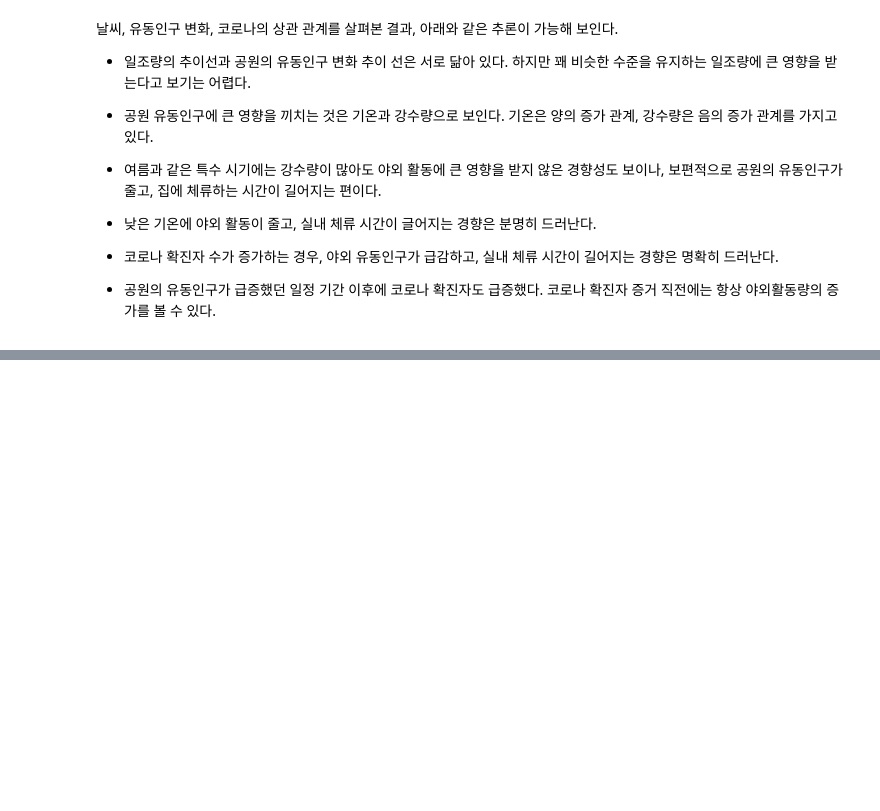
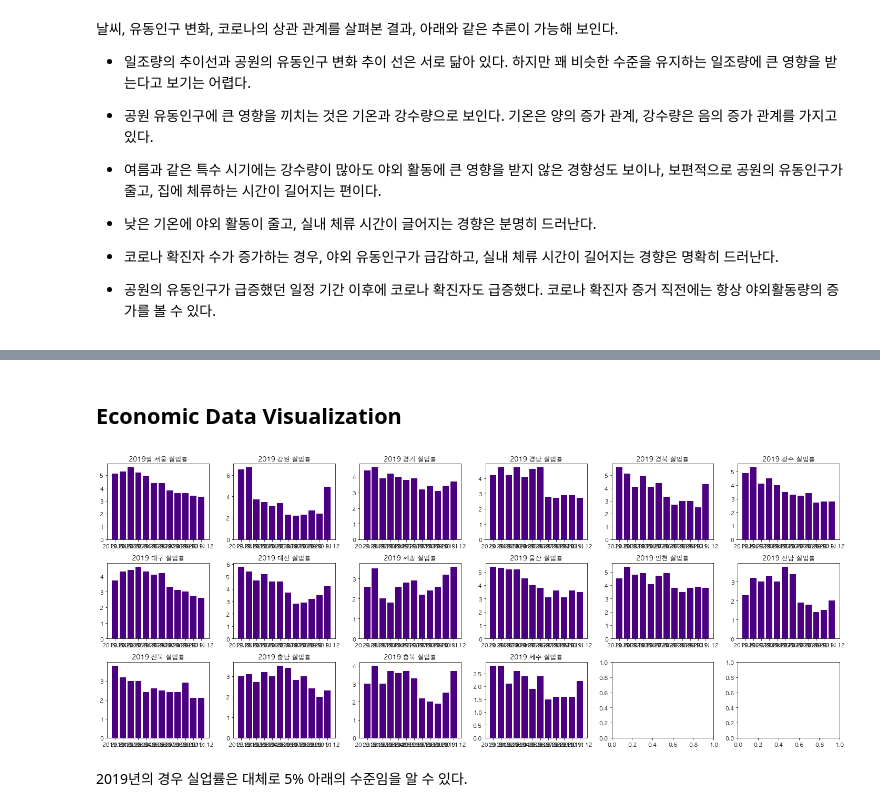
Before and after one commit to wonkwonlee/covid-data-analysis, a Jupyter notebook: covid19-EDA.ipynb, the cells around one changed output, grey strips where cells are left out. Saved outputs shown, nothing was run; the diff lists cells and outputs as text; code cells hidden in the pictures; blank space fills up the shorter version.

Commit message:
Finish covid19-EDA.ipynb
Finish covid19-EDA project.
Data visualization outputs are stored in output directory.
Add Data analysis PDF file.

```diff
--- a/covid19-EDA.ipynb
+++ b/covid19-EDA.ipynb
@@ -571,0 +683,62 @@ plt.show()
+# %%
+# 2019
+서울ps = 서울data.loc[서울data['시점'].str.contains('2019')]
+강원ps = 강원data.loc[강원data['시점'].str.contains('2019')]
+경기ps = 경기data.loc[경기data['시점'].str.contains('2019')]
+경남ps = 경남data.loc[경남data['시점'].str.contains('2019')]
+경북ps = 경북data.loc[경북data['시점'].str.contains('2019')]
+광주ps = 광주data.loc[광주data['시점'].str.contains('2019')]
+대구ps = 대구data.loc[대구data['시점'].str.contains('2019')]
+대전ps = 대전data.loc[대전data['시점'].str.contains('2019')]
+세종ps = 세종data.loc[세종data['시점'].str.contains('2019')]
+울산ps = 울산data.loc[울산data['시점'].str.contains('2019')]
+인천ps = 인천data.loc[인천data['시점'].str.contains('2019')]
+전남ps = 전남data.loc[전남data['시점'].str.contains('2019')]
+전북ps = 전북data.loc[전북data['시점'].str.contains('2019')]
+충남ps = 충남data.loc[충남data['시점'].str.contains('2019')]
+충북ps = 충북data.loc[충북data['시점'].str.contains('2019')]
+제주ps = 제주data.loc[제주data['시점'].str.contains('2019')]
+# %% [markdown]
+## Economic Data Visualization
+# %%
+# 시각화
+fig, ax = plt.subplots(3, 6, figsize=(20, 8))
+
+ax[0, 0].set_title('2019월 서울 실업률')
+ax[0, 0].bar(서울ps['시점'],서울ps['실업률 (%)'], color='indigo')
+ax[0, 1].set_title('2019 강원 실업률')
+ax[0, 1].bar(강원ps['시점'], 강원ps['실업률 (%)'], color='indigo')
+ax[0, 2].set_title('2019 경기 실업률')
+ax[0, 2].bar(경기ps['시점'], 경기ps['실업률 (%)'], color='indigo')
+ax[0, 3].set_title('2019 경남 실업률')
+ax[0, 3].bar(경남ps['시점'], 경남ps['실업률 (%)'], color='indigo')
+ax[0, 4].set_title('2019 경북 실업률')
+ax[0, 4].bar(경북ps['시점'], 경북ps['실업률 (%)'], color='indigo')
+ax[0, 5].set_title('2019 광주 실업률')
+ax[0, 5].bar(광주ps['시점'], 광주ps['실업률 (%)'], color='indigo')
+ax[1, 0].set_title('2019 대구 실업률')
+ax[1, 0].bar(대구ps['시점'], 대구ps['실업률 (%)'], color='indigo')
+ax[1, 1].set_title('2019 대전 실업률')
+ax[1, 1].bar(대전ps['시점'], 대전ps['실업률 (%)'], color='indigo')
+ax[1, 2].set_title('2019 세종 실업률')
+ax[1, 2].bar(세종ps['시점'], 세종ps['실업률 (%)'], color='indigo')
+ax[1, 3].set_title('2019 울산 실업률')
+ax[1, 3].bar(울산ps['시점'], 울산ps['실업률 (%)'], color='indigo')
+ax[1, 4].set_title('2019 인천 실업률')
+ax[1, 4].bar(인천ps['시점'], 인천ps['실업률 (%)'], color='indigo')
+ax[1, 5].set_title('2019 전남 실업률')
+ax[1, 5].bar(전남ps['시점'], 전남ps['실업률 (%)'], color='indigo')
+ax[2, 0].set_title('2019 전북 실업률')
+ax[2, 0].bar(전북ps['시점'], 전북ps['실업률 (%)'], color='indigo')
+ax[2, 1].set_title('2019 충남 실업률')
+ax[2, 1].bar(충남ps['시점'], 충남ps['실업률 (%)'], color='indigo')
+ax[2, 2].set_title('2019 충북 실업률')
+ax[2, 2].bar(충북ps['시점'], 충북ps['실업률 (%)'], color='indigo')
+ax[2, 3].set_title('2019 제주 실업률')
+ax[2, 3].bar(제주ps['시점'], 제주ps['실업률 (%)'], color='indigo')
+plt.tight_layout()
+plt.show()
+# %% [output]
+[figure, added]
+# %% [markdown]
+2019년의 경우 실업률은 대체로 5% 아래의 수준임을 알 수 있다.
```
Also changed, not shown: parts of 36 cells of this notebook, 4 other files.
